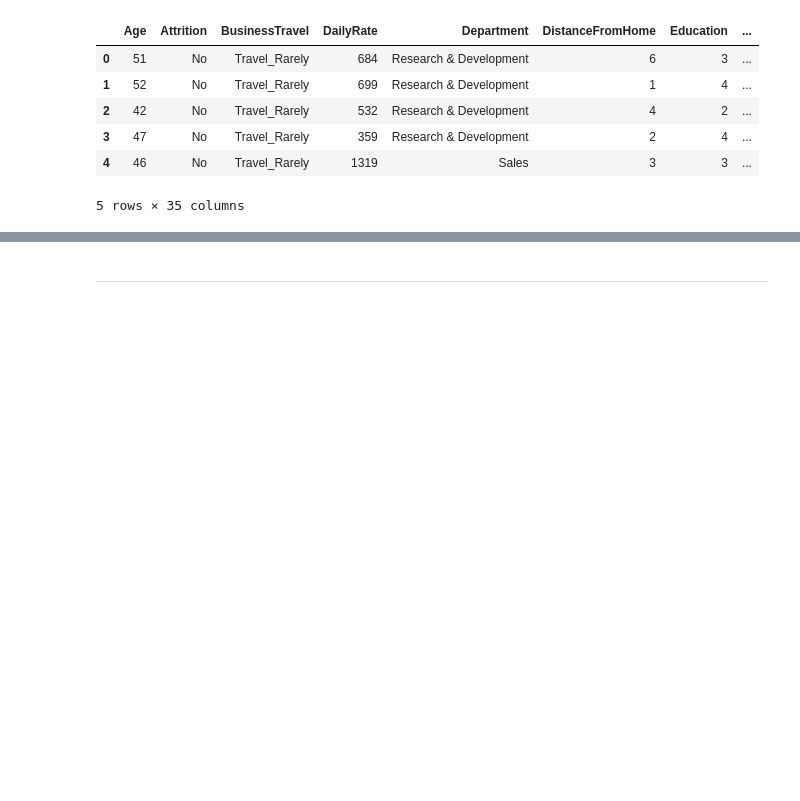
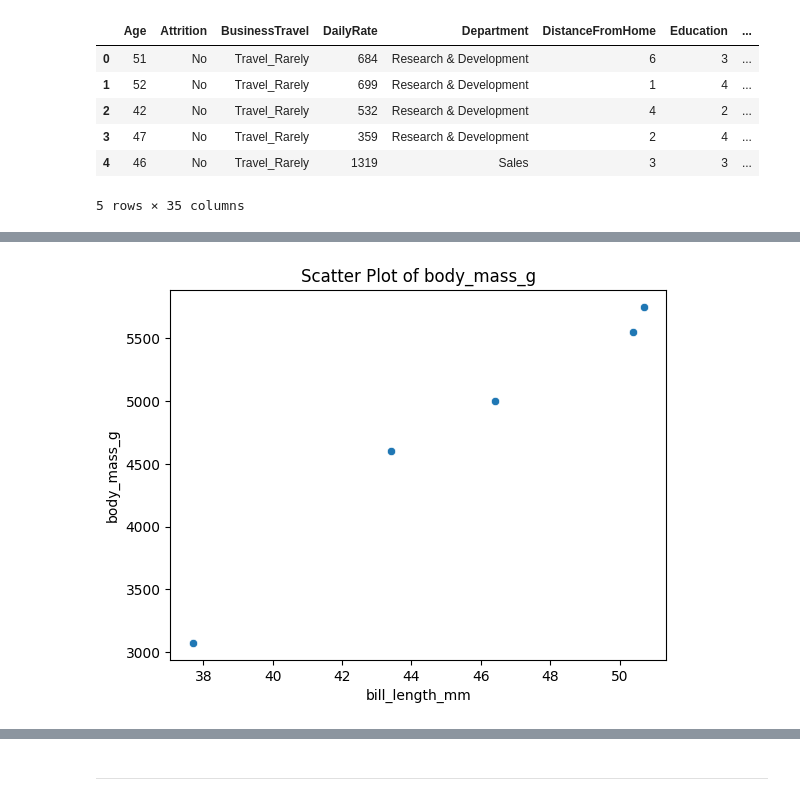
Before and after one commit to yuna639/Deom_test, a Jupyter notebook: jupyter_notebooks/DEMO.ipynb, the cells around one changed output, grey strips where cells are left out. Saved outputs shown, nothing was run; the diff lists cells and outputs as text; code cells hidden in the pictures; blank space fills up the shorter version.

```diff
--- a/jupyter_notebooks/DEMO.ipynb
+++ b/jupyter_notebooks/DEMO.ipynb
@@ -53,3 +127,14 @@ df.head()
+# %%
+import seaborn as sns
+import matplotlib.pyplot as plt
+
+# Create a scatter plot of body_mass_g versus bill_length_mm
+sns.scatterplot(x='bill_length_mm', y='body_mass_g', data=df)
+plt.xlabel('bill_length_mm')
+plt.title('Scatter Plot of body_mass_g')
+plt.show()
+# %% [output]
+[figure, added]
 # %%
 df.info() # displaying the information of the dataset
 # %% [output]
```
Also changed, not shown: parts of 27 cells of this notebook.
